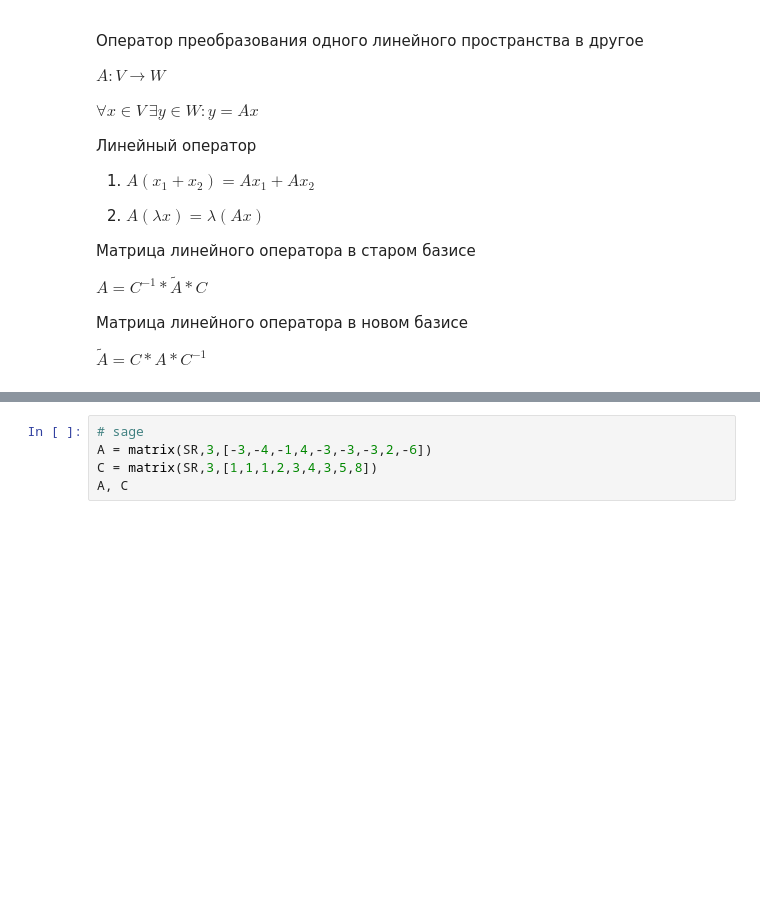
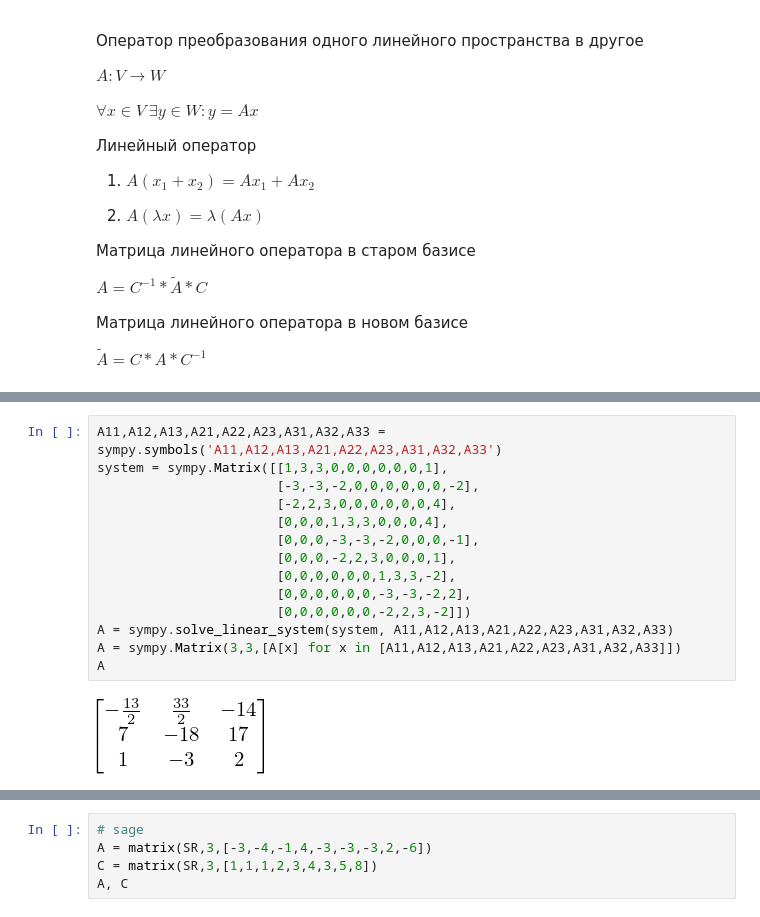
Before and after one commit to OlgaBelitskaya/linear_algebra_practice, a Jupyter notebook: work1_12.ipynb, the cells around one changed output, grey strips where cells are left out. Saved outputs shown, nothing was run; the diff lists cells and outputs as text; blank space fills up the shorter version.

```diff
--- a/work1_12.ipynb
+++ b/work1_12.ipynb
@@ -323,0 +363,16 @@ $\tilde{A} = C * A * C^{-1}$
+# %%
+A11,A12,A13,A21,A22,A23,A31,A32,A33 = sympy.symbols('A11,A12,A13,A21,A22,A23,A31,A32,A33')
+system = sympy.Matrix([[1,3,3,0,0,0,0,0,0,1],
+                       [-3,-3,-2,0,0,0,0,0,0,-2],
+                       [-2,2,3,0,0,0,0,0,0,4],
+                       [0,0,0,1,3,3,0,0,0,4],
+                       [0,0,0,-3,-3,-2,0,0,0,-1],
+                       [0,0,0,-2,2,3,0,0,0,1],
+                       [0,0,0,0,0,0,1,3,3,-2],
+                       [0,0,0,0,0,0,-3,-3,-2,2],
+                       [0,0,0,0,0,0,-2,2,3,-2]])
+A = sympy.solve_linear_system(system, A11,A12,A13,A21,A22,A23,A31,A32,A33)
+A = sympy.Matrix(3,3,[A[x] for x in [A11,A12,A13,A21,A22,A23,A31,A32,A33]])
+A
+# %% [output]
+[figure, added]
```
Also changed, not shown: parts of 9 cells of this notebook.
